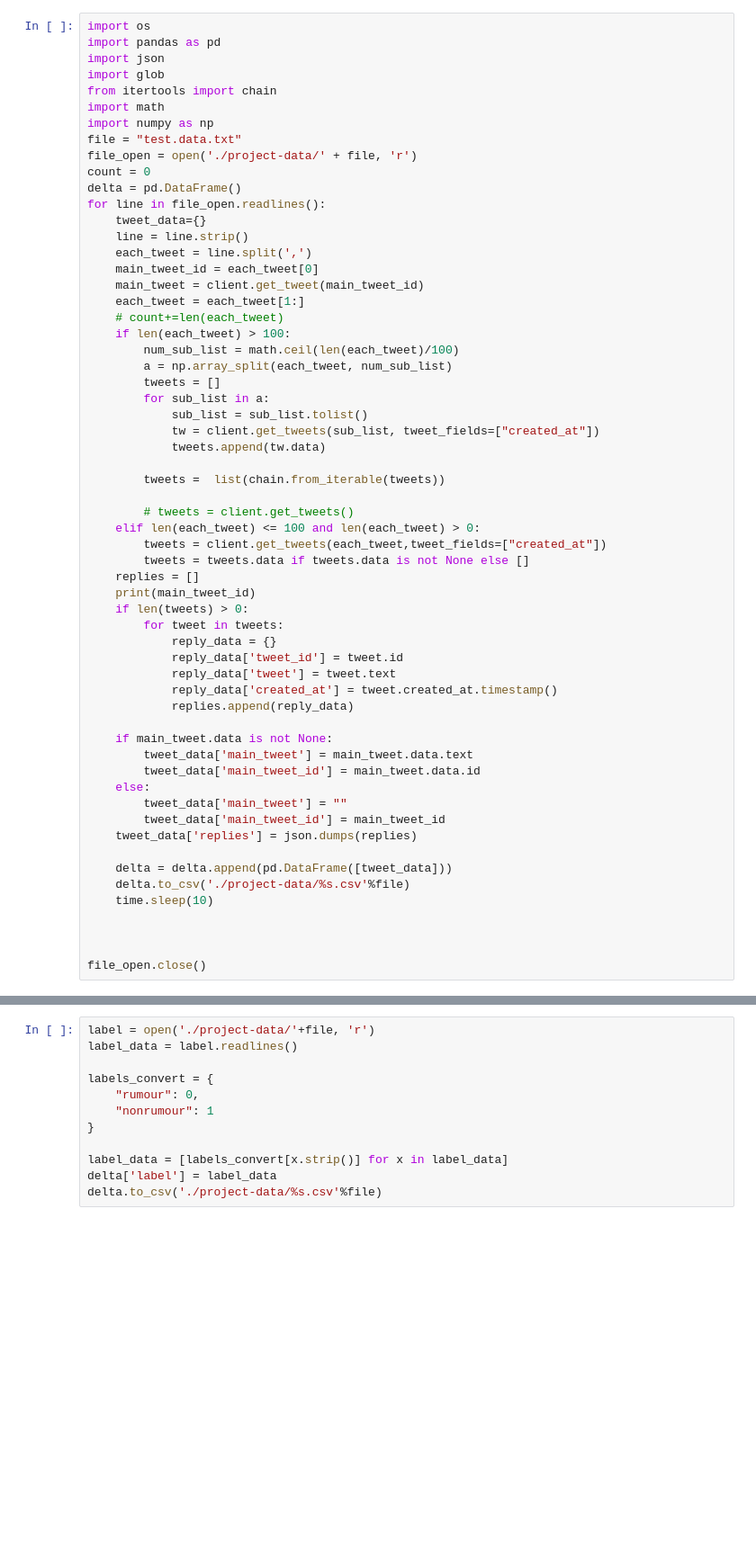
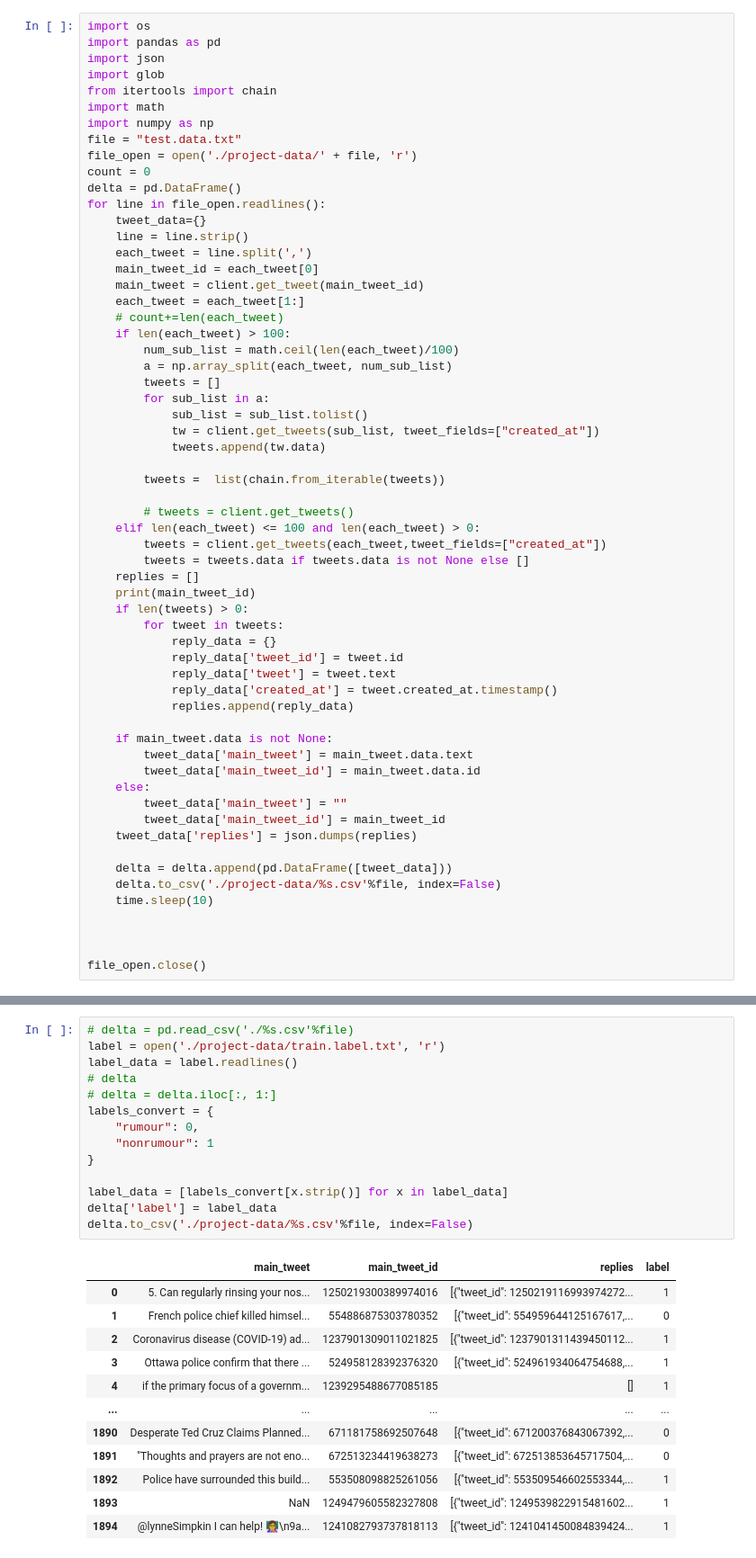
Before and after one commit to Valkyriean/RDAT, a Jupyter notebook: main.ipynb, the cells around one changed output, grey strips where cells are left out. Shown at 90% size. Drawn from its saved outputs; the diff is of its cells as text; blank space fills up the shorter version.

Commit message:
Fix indexing issue in file

```diff
--- a/main.ipynb
+++ b/main.ipynb
@@ -75,7 +75,7 @@ for line in file_open.readlines():
     tweet_data['replies'] = json.dumps(replies)
 
     delta = delta.append(pd.DataFrame([tweet_data]))
-    delta.to_csv('./project-data/%s.csv'%file)
+    delta.to_csv('./project-data/%s.csv'%file, index=False)
     time.sleep(10)
 
 
@@ -100,14 +100,29 @@ file_open.close()
 1249479605582327808
 1241082793737818113
 # %%
-label = open('./project-data/'+file, 'r')
+# delta = pd.read_csv('./%s.csv'%file)
+label = open('./project-data/train.label.txt', 'r')
 label_data = label.readlines()
-
+# delta
+# delta = delta.iloc[:, 1:]
 labels_convert = {
     "rumour": 0,
     "nonrumour": 1
 }
 
 label_data = [labels_convert[x.strip()] for x in label_data]
 delta['label'] = label_data
-delta.to_csv('./project-data/%s.csv'%file)
+delta.to_csv('./project-data/%s.csv'%file, index=False)
+# %% [output]
+|  | main_tweet | main_tweet_id | replies | label |
+| 0 | 5. Can regularly rinsing your nos... | 1250219300389974016 | [{"tweet_id": 1250219116993974272... | 1 |
+| 1 | French police chief killed himsel... | 554886875303780352 | [{"tweet_id": 554959644125167617,... | 0 |
+| 2 | Coronavirus disease (COVID-19) ad... | 1237901309011021825 | [{"tweet_id": 1237901311439450112... | 1 |
+| 3 | Ottawa police confirm that there ... | 524958128392376320 | [{"tweet_id": 524961934064754688,... | 1 |
+| 4 | if the primary focus of a governm... | 1239295488677085185 | [] | 1 |
+| ... | ... | ... | ... | ... |
+| 1890 | Desperate Ted Cruz Claims Planned... | 671181758692507648 | [{"tweet_id": 671200376843067392,... | 0 |
+| 1891 | "Thoughts and prayers are not eno... | 672513234419638273 | [{"tweet_id": 672513853645717504,... | 0 |
+| 1892 | Police have surrounded this build... | 553508098825261056 | [{"tweet_id": 553509546602553344,... | 1 |
+| 1893 | NaN | 1249479605582327808 | [{"tweet_id": 1249539822915481602... | 1 |
+| 1894 | @lynneSimpkin I can help! 👩‍🏫\n9a... | 1241082793737818113 | [{"tweet_id": 1241041450084839424... | 1 |
```
Also changed, not shown: parts of 4 cells of this notebook, 1 other file.
